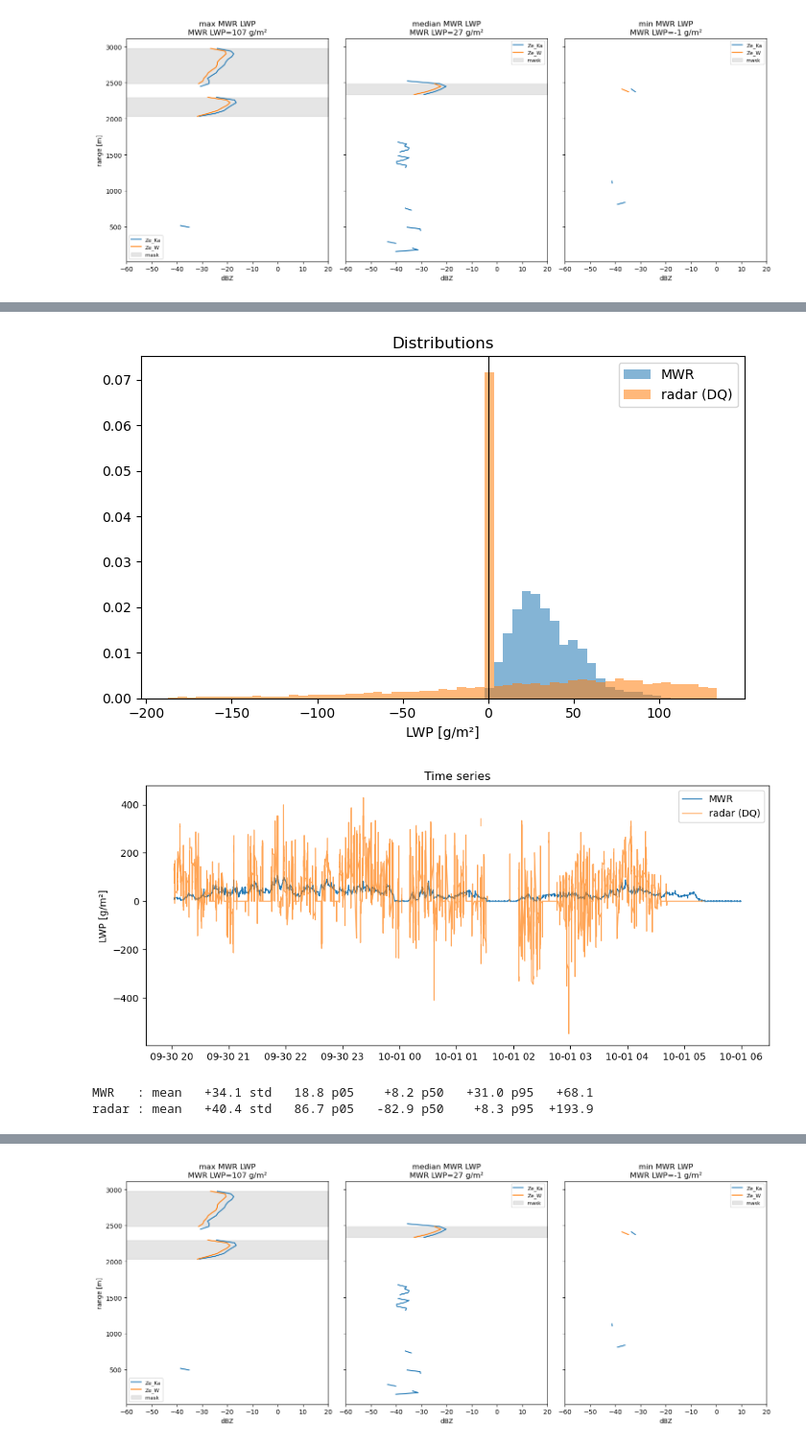
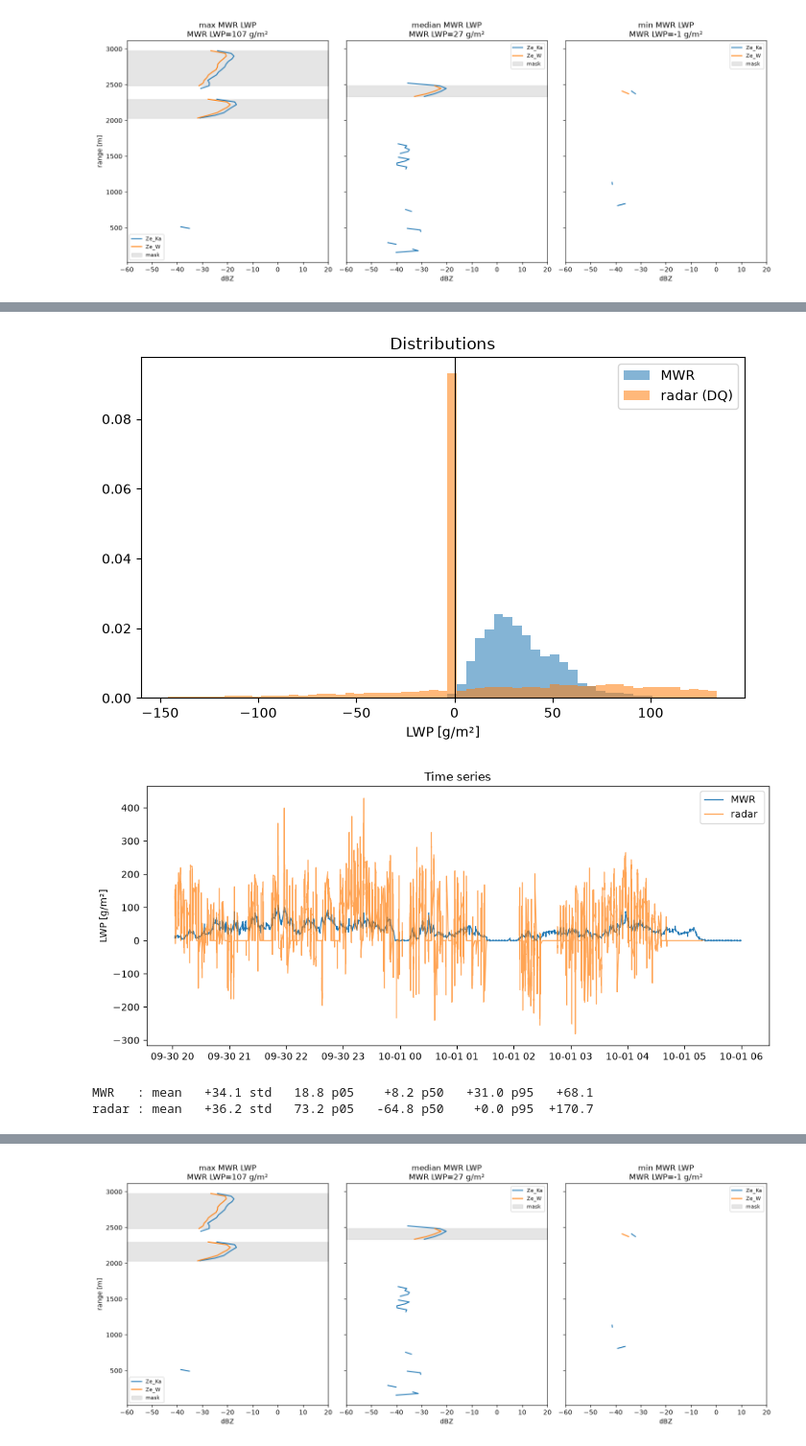
Before and after one commit to geronbreuergb-tech/dual_freq_radar_lwc, a Jupyter notebook: notebooks _2023_10_01/04_zhu_guarded_retrieval_CLEANED.ipynb, the cells around one changed output, grey strips where cells are left out. Shown at 96% size. Cells and saved outputs as stored; diff of their text form; code cells hidden in the pictures.

```diff
--- a/notebooks _2023_10_01/04_zhu_guarded_retrieval_CLEANED.ipynb
+++ b/notebooks _2023_10_01/04_zhu_guarded_retrieval_CLEANED.ipynb
@@ -295,7 +295,7 @@ def retrieve_lwc_zhu_guarded(
     return lwc_da, n_da
 
  # DONT USE CODE ABOVE HERE RIGHT NOW ANYMORE: CHANGED MY zhu.py TO BE GUARDED RETRIEVAL, SO USE THAT INSTEAD
-lwc_guarded, derivative_guarded, m_eff, n_windows= retrieve_lwc_zhu(
+lwc_guarded, derivative_guarded, m_eff, n_windows, n_used= retrieve_lwc_zhu(
     dwr=dwr_2km_filt,
     kappa_w=ds_retrieval["kappa_W"],
     kappa_ka=ds_retrieval["kappa_Ka"],
@@ -304,8 +304,8 @@ lwc_guarded, derivative_guarded, m_eff, n_windows= retrieve_lwc_zhu(
     cloud_mask=ds_retrieval["common_mask"],
     N_default=9,
     min_cloud_gates=3,
-    max_ddwr_dh=100.0,
-    max_window_std=10.0,
+    max_ddwr_dh=30.0,
+    max_window_std=0.6,
     edge_pad=0
 )
 
@@ -517,35 +526,35 @@ Bias:  radar - MWR = +6.8 g/m²
 # %%
 # %% Distribution comparison, not just scatter
 x = ds_retrieval["LWP"].values
 y = lwp_guarded_1500.values
 good = np.isfinite(x) & np.isfinite(y) #& (y > 2)
 
 bins = np.linspace(min(np.nanpercentile(y[good], 1), 0), np.nanpercentile(x[good], 99) * 1.5, 60)
 
 # %% Plot 1: Verteilungen (Histogramm)
 plt.figure(figsize=(7, 4.5))
 plt.hist(x[good], bins=bins, alpha=0.55, label="MWR", density=True)
 plt.hist(y[good], bins=bins, alpha=0.55, label="radar (DQ)", density=True)
 plt.axvline(0, color="k", lw=0.8); plt.legend()
 plt.xlabel("LWP [g/m²]"); plt.title("Distributions")
 plt.tight_layout(); plt.show()
 
 # %% Plot 2: Zeitreihe
 plt.figure(figsize=(10, 4.5))
 plt.plot(ds_retrieval["Time"], x, label="MWR", lw=1)
-plt.plot(ds_retrieval["Time"], y, label="radar (DQ)", lw=1, alpha=0.7)
+plt.plot(ds_retrieval["Time"], y, label="radar ", lw=1, alpha=0.7)
 plt.legend(); plt.ylabel("LWP [g/m²]"); plt.title("Time series")
 plt.tight_layout(); plt.show()
 
 # %% Statistik
 for nm, v in [("MWR", x[good]), ("radar", y[good])]:
     print(f"{nm:6s}: mean {v.mean():+7.1f} std {v.std():6.1f} "
           f"p05 {np.percentile(v,5):+7.1f} p50 {np.percentile(v,50):+7.1f} p95 {np.percentile(v,95):+7.1f}")
 # %% [output]
-[figure, old version]
+[figure, new version]
-[figure, old version]
+[figure, new version]
 MWR   : mean   +34.1 std   18.8 p05    +8.2 p50   +31.0 p95   +68.1
-radar : mean   +40.4 std   86.7 p05   -82.9 p50    +8.3 p95  +193.9
+radar : mean   +36.2 std   73.2 p05   -64.8 p50    +0.0 p95  +170.7
 # %%
 plt.figure(figsize=(6,4))
 plt.hist(y[(y < 0) & np.isfinite(y)], bins=50)
```
Also changed, not shown: parts of 22 cells of this notebook, 9 other files.
